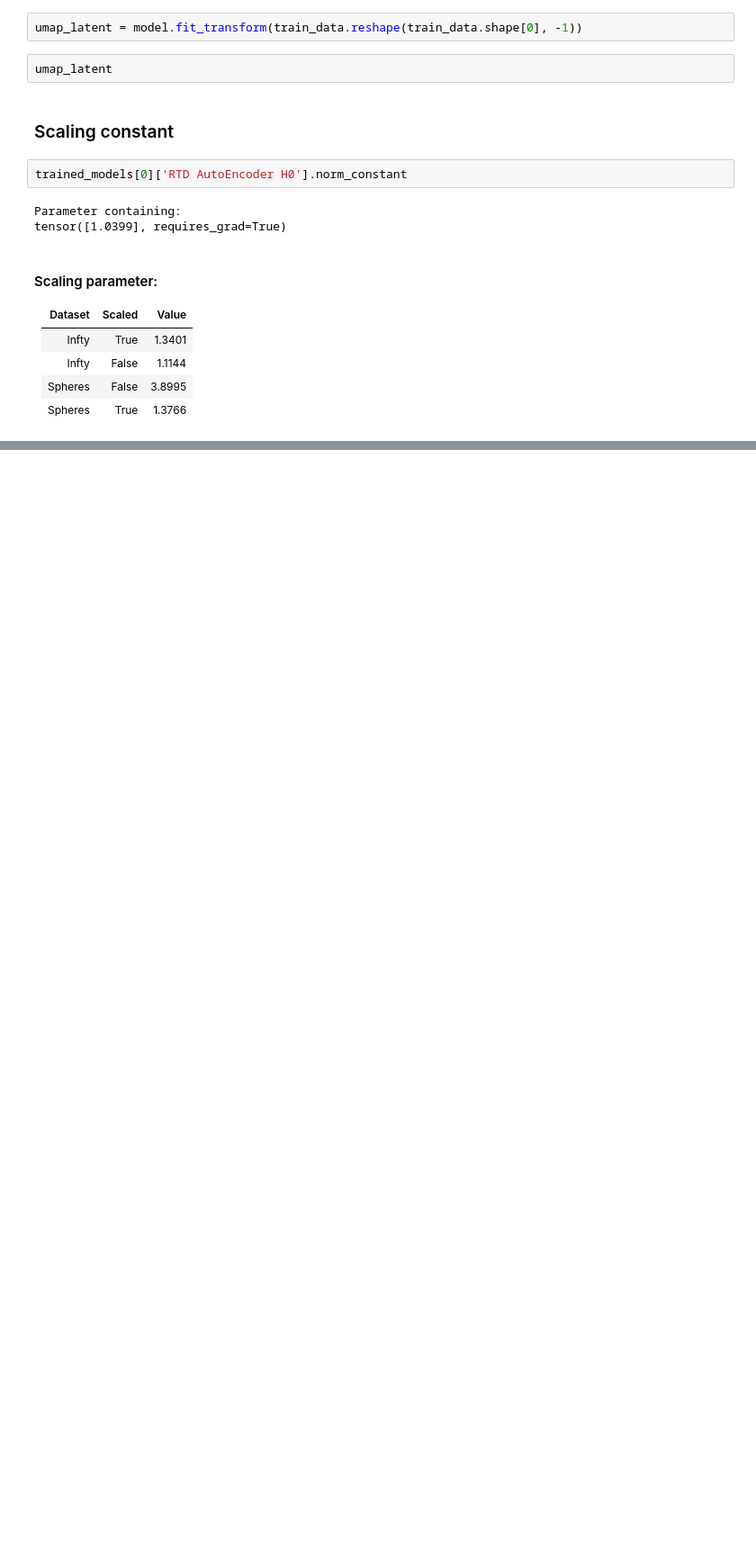
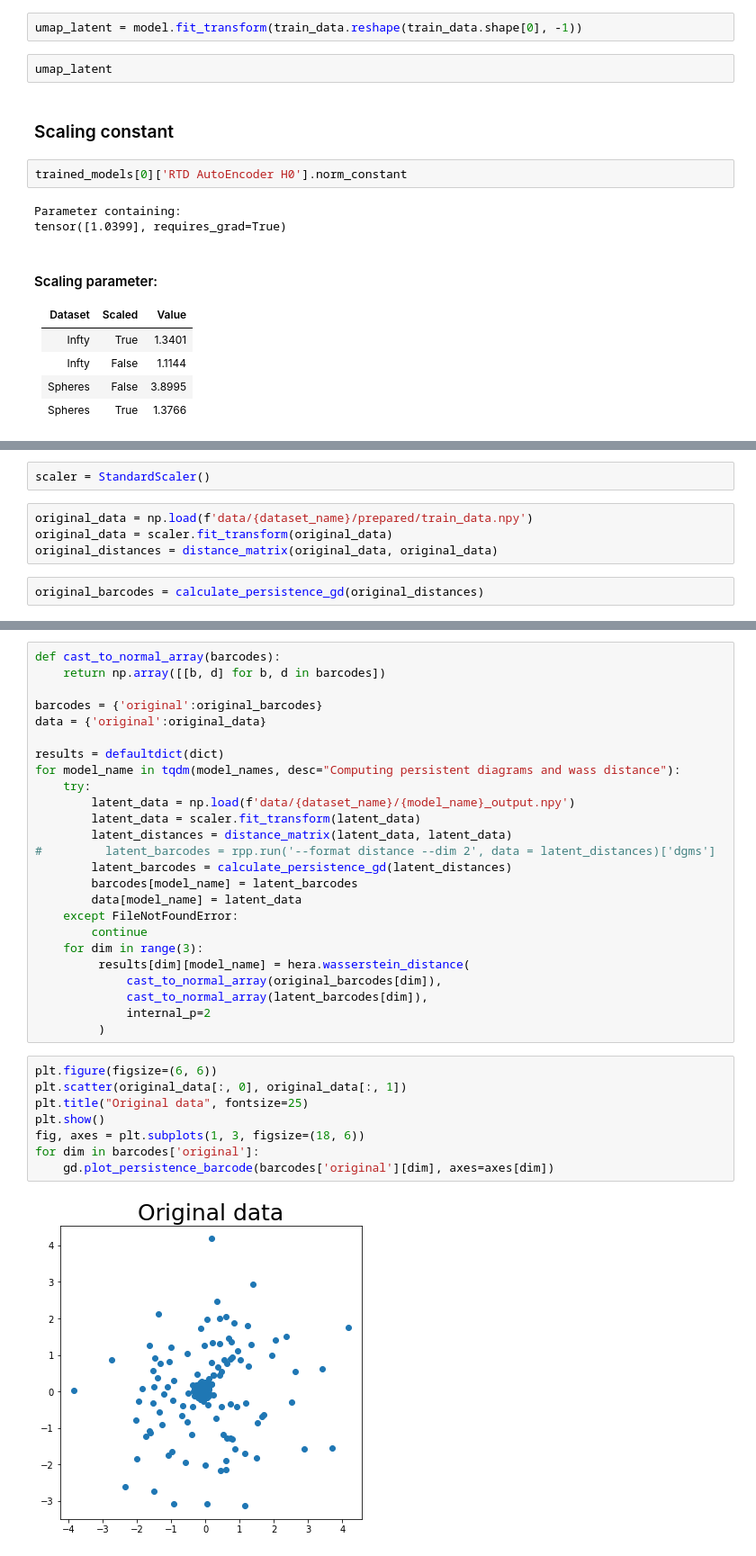
Before and after one commit to danchern97/RTD_AE, a Jupyter notebook: Synthetic datasets AE training.ipynb, the cells around one changed output, grey strips where cells are left out. Shown at 90% size. Cells and saved outputs as stored; diff of their text form; blank space fills up the shorter version.

```diff
--- a/Synthetic datasets AE training.ipynb
+++ b/Synthetic datasets AE training.ipynb
@@ -392,0 +789,8 @@ tensor([1.0399], requires_grad=True)
+# %%
+scaler = StandardScaler()
+# %%
+original_data = np.load(f'data/{dataset_name}/prepared/train_data.npy')
+original_data = scaler.fit_transform(original_data)
+original_distances = distance_matrix(original_data, original_data)
+# %%
+original_barcodes = calculate_persistence_gd(original_distances)
@@ -392,0 +800,35 @@ tensor([1.0399], requires_grad=True)
+# %%
+def cast_to_normal_array(barcodes):
+    return np.array([[b, d] for b, d in barcodes])
+
+barcodes = {'original':original_barcodes}
+data = {'original':original_data}
+
+results = defaultdict(dict)
+for model_name in tqdm(model_names, desc="Computing persistent diagrams and wass distance"):
+    try:
+        latent_data = np.load(f'data/{dataset_name}/{model_name}_output.npy')
+        latent_data = scaler.fit_transform(latent_data)
+        latent_distances = distance_matrix(latent_data, latent_data)
+#         latent_barcodes = rpp.run('--format distance --dim 2', data = latent_distances)['dgms']
+        latent_barcodes = calculate_persistence_gd(latent_distances)
+        barcodes[model_name] = latent_barcodes
+        data[model_name] = latent_data
+    except FileNotFoundError:
+        continue
+    for dim in range(3):
+         results[dim][model_name] = hera.wasserstein_distance(
+             cast_to_normal_array(original_barcodes[dim]),
+             cast_to_normal_array(latent_barcodes[dim]),
+             internal_p=2
+         )
+# %%
+plt.figure(figsize=(6, 6))
+plt.scatter(original_data[:, 0], original_data[:, 1])
+plt.title("Original data", fontsize=25)
+plt.show()
+fig, axes = plt.subplots(1, 3, figsize=(18, 6))
+for dim in barcodes['original']:
+    gd.plot_persistence_barcode(barcodes['original'][dim], axes=axes[dim])
+# %% [output]
+[figure, added]
```
Also changed, not shown: parts of 58 cells of this notebook.
